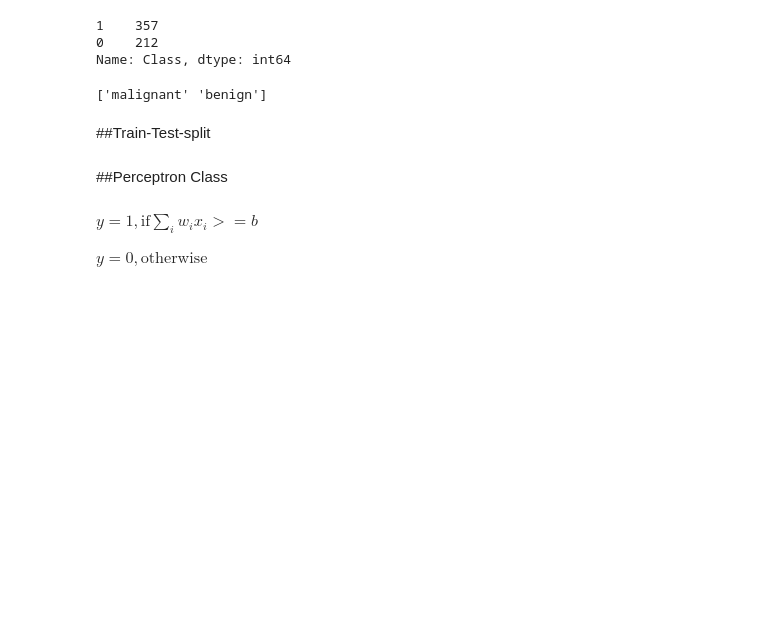
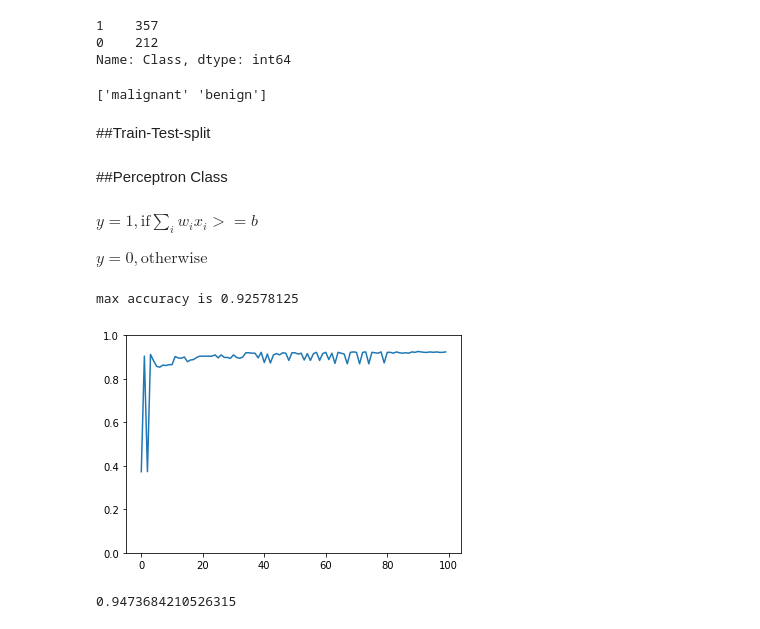
Before and after one commit to binodmathews93/GUVI-DeepLearning, a Jupyter notebook: Perceptron.ipynb, the cells around one changed output. Drawn from its saved outputs; the diff is of its cells as text; code cells hidden in the pictures; blank space fills up the shorter version.

Commit message:
Completed perceptron class and added weights animation

```diff
--- a/Perceptron.ipynb
+++ b/Perceptron.ipynb
@@ -92,0 +126,15 @@ class Perceptron:
+# %%
+perceptron = Perceptron()
+# %%
+X_train = X_train.values
+X_test = X_test.values
+# %%
+wt_matrix = perceptron.fit(X_train,Y_train,100,0.01)
+# %% [output]
+max accuracy is 0.92578125
+[figure, added]
+# %%
+Y_pred_test = perceptron.predict(X_test)
+print(accuracy_score(Y_pred_test,Y_test))
+# %% [output]
+0.9473684210526315
```
Also changed, not shown: parts of 8 cells of this notebook.
